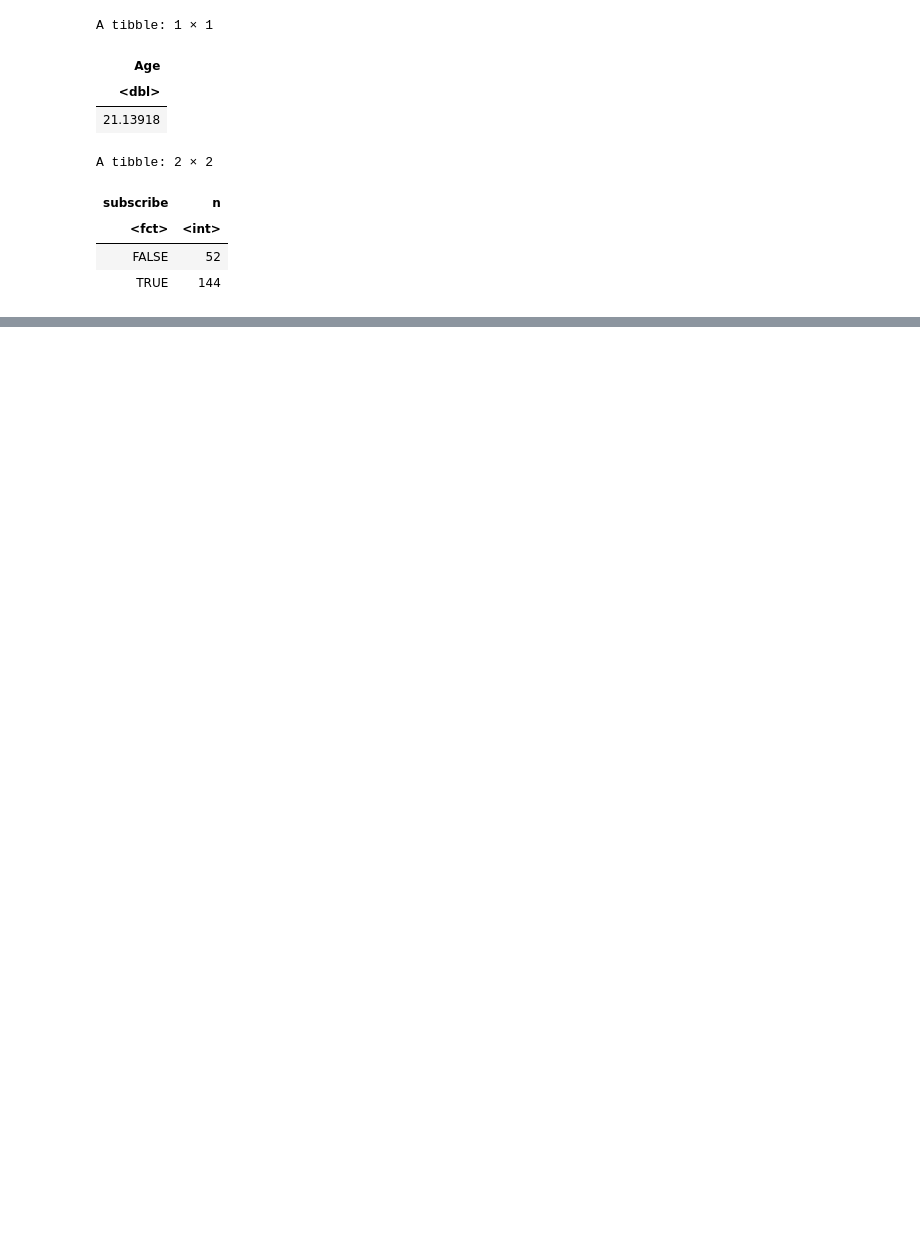
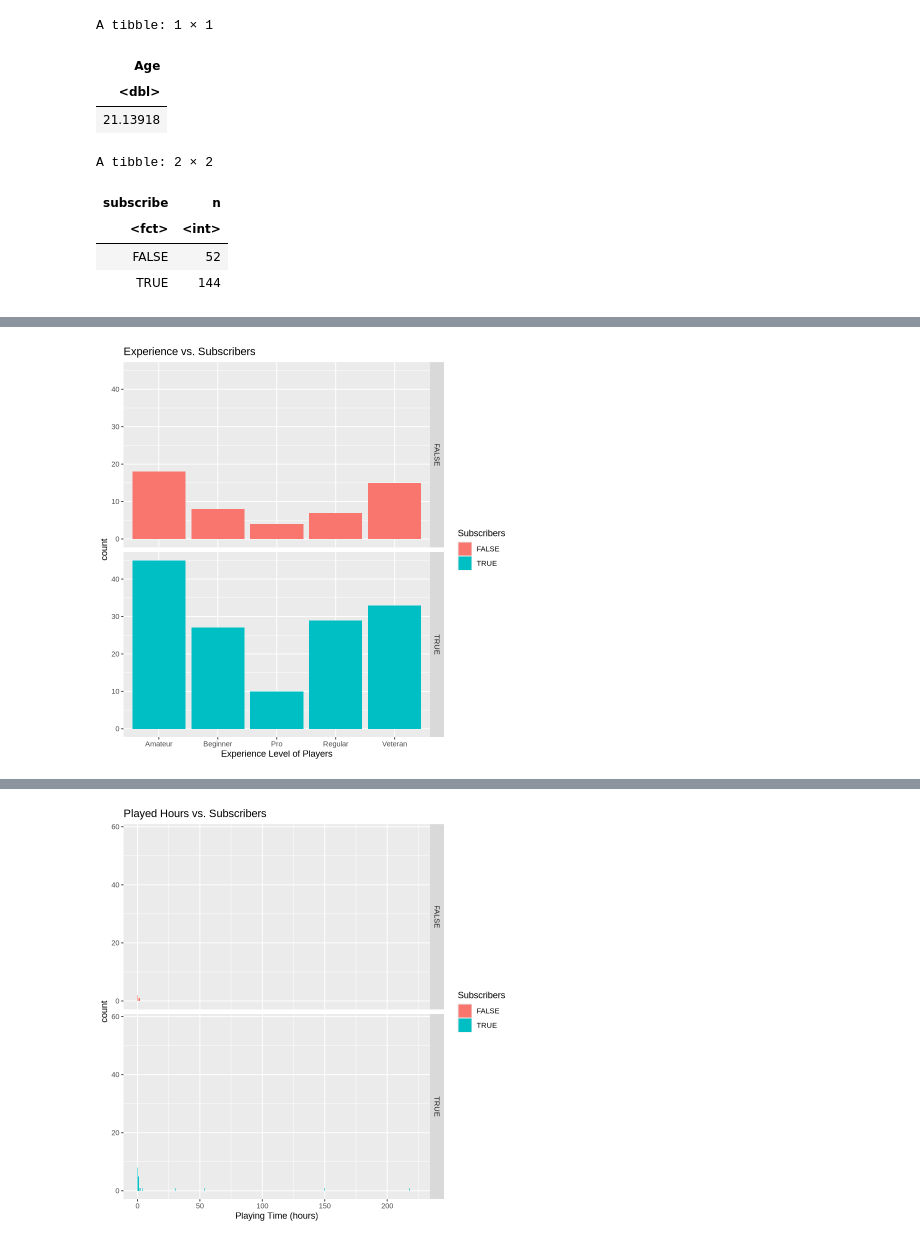
Before and after one commit to zzashleeyj/DSCI100-46-Group-Project, a Jupyter notebook: Final Project 46.ipynb, the cells around one changed output, grey strips where cells are left out. Cells and saved outputs as stored; diff of their text form; code cells hidden in the pictures; blank space fills up the shorter version.

```diff
--- a/Final Project 46.ipynb
+++ b/Final Project 46.ipynb
@@ -55,10 +69,10 @@ A spec_tbl_df: 196 × 7
 # %% [markdown]
 Because the K-nearest neighbors model uses `Age` to predict `subscribe`, only these two variables should be present within the dataframe. In addition, since k-nn regression can only be used to predict categorical data, `subscribe` must be converted from a logical type to a factor type.
 # %%
-players <- players |>
+players_tidy <- players |>
     select(subscribe, Age) |>
     mutate(subscribe = as_factor(subscribe))
-players
+players_tidy
 # %% [output]
 A tibble: 196 × 2
 | subscribe | Age |
@@ -98,0 +119,29 @@ Using the `players.csv` dataset we observe that the average player age is approx
+# %%
+experience_plot <- ggplot(players, aes(x = experience, fill = subscribe)) +
+    geom_histogram(stat = "count") +
+    facet_grid(rows = vars(subscribe)) +
+    labs(x = "Experience Level of Players", fill = "Subscribers") +
+    ggtitle("Experience vs. Subscribers")
+experience_plot
+
+played_hours_plot <- ggplot(players, aes(x = played_hours, fill = subscribe)) +
+    geom_histogram(stat = "count") +
+    facet_grid(rows = vars(subscribe)) +
+    labs(x = "Playing Time (hours)", fill = "Subscribers") +
+    ggtitle("Played Hours vs. Subscribers")
+played_hours_plot
+
+gender_plot <- ggplot(players, aes(x = gender, fill = subscribe)) +
+    geom_histogram(stat = "count") +
+    facet_grid(rows = vars(subscribe)) +
+    labs(x = "Gender of Players", fill = "Subscribers") +
+    ggtitle("Gender vs. Subscribers")
+gender_plot
+
+age_plot <- ggplot(players, aes(x = Age, fill = subscribe)) +
+    geom_histogram(stat = "count") +
+    facet_grid(rows = vars(subscribe)) +
+    labs(x = "Age of Players", fill = "Subscribers") +
+    ggtitle("Age vs. Subscribers")
+age_plot
+# %% [output]
@@ -98,0 +152 @@ Using the `players.csv` dataset we observe that the average player age is approx
+[figure, added]
@@ -98,0 +155 @@ Using the `players.csv` dataset we observe that the average player age is approx
+[figure, added]
```
Also changed, not shown: parts of 14 cells of this notebook.
